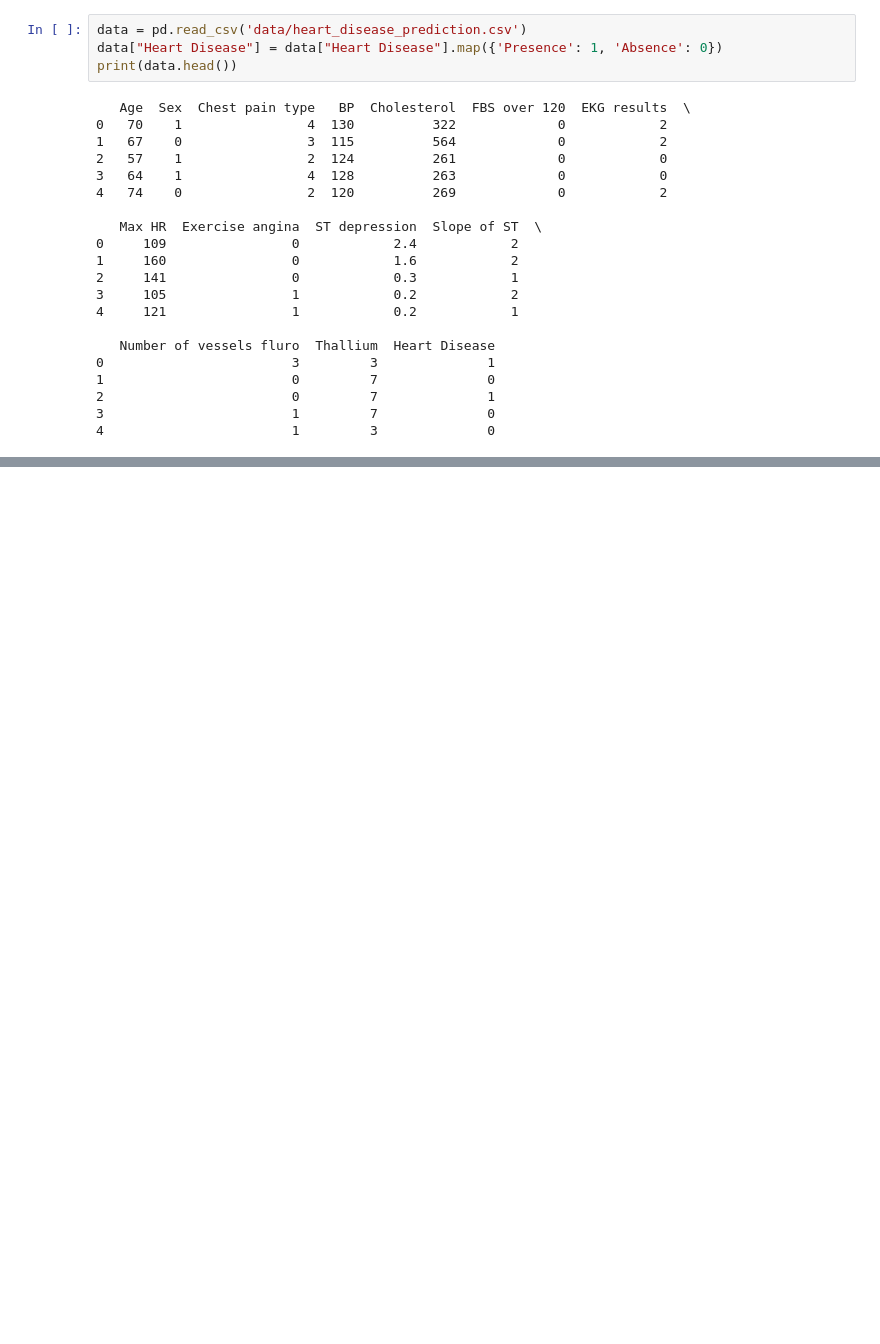
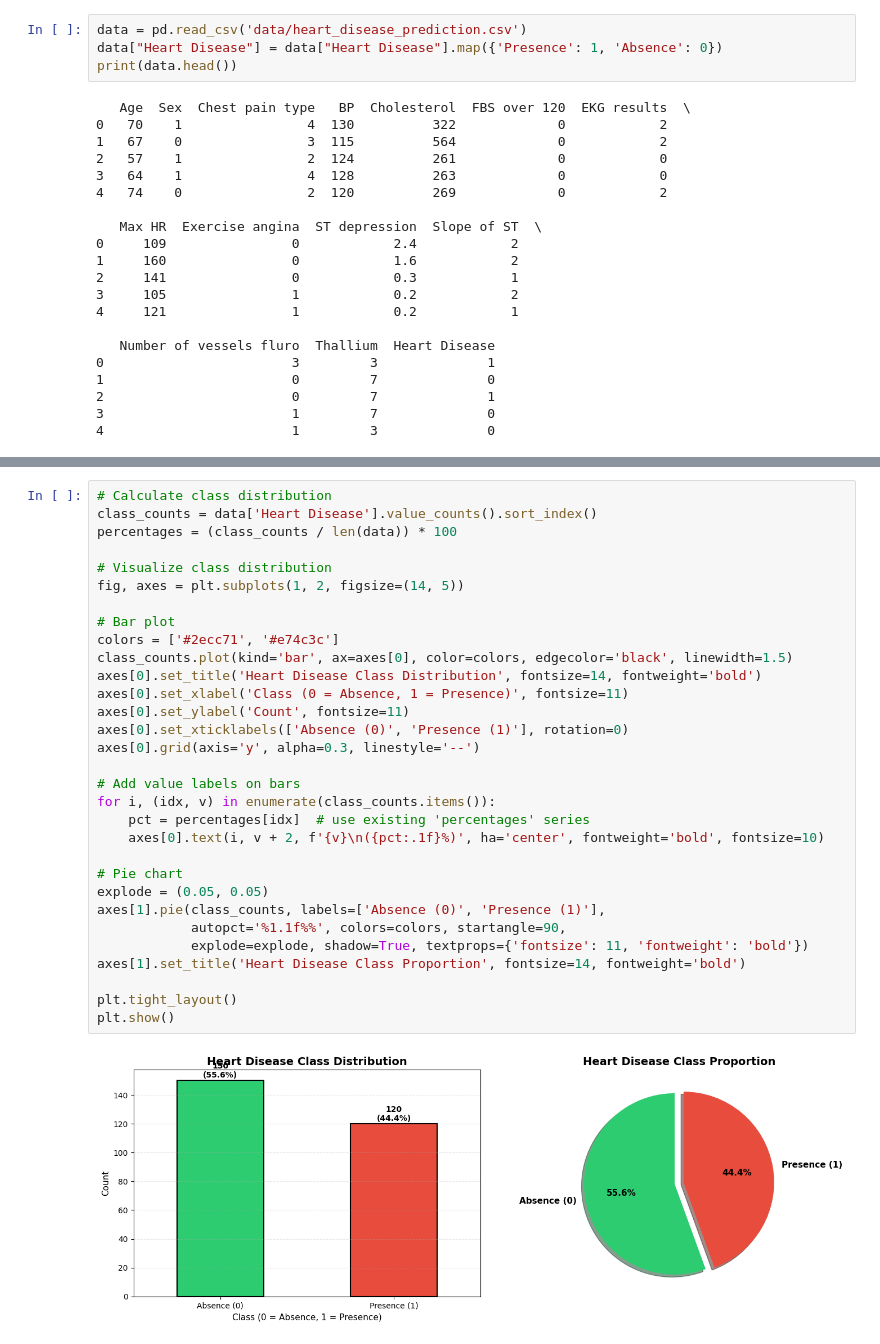
Before and after one commit to juanfe-rangel/logistic-regression, a Jupyter notebook: heart_disease_lr_analysis.ipynb, the cells around one changed output, grey strips where cells are left out. Drawn from its saved outputs; the diff is of its cells as text; blank space fills up the shorter version.

```diff
--- a/heart_disease_lr_analysis.ipynb
+++ b/heart_disease_lr_analysis.ipynb
@@ -65,0 +197,33 @@ print(data.head())
+# %%
+# Calculate class distribution
+class_counts = data['Heart Disease'].value_counts().sort_index()
+percentages = (class_counts / len(data)) * 100
+
+# Visualize class distribution
+fig, axes = plt.subplots(1, 2, figsize=(14, 5))
+
+# Bar plot
+colors = ['#2ecc71', '#e74c3c']
+class_counts.plot(kind='bar', ax=axes[0], color=colors, edgecolor='black', linewidth=1.5)
+axes[0].set_title('Heart Disease Class Distribution', fontsize=14, fontweight='bold')
+axes[0].set_xlabel('Class (0 = Absence, 1 = Presence)', fontsize=11)
+axes[0].set_ylabel('Count', fontsize=11)
+axes[0].set_xticklabels(['Absence (0)', 'Presence (1)'], rotation=0)
+axes[0].grid(axis='y', alpha=0.3, linestyle='--')
+
+# Add value labels on bars
+for i, (idx, v) in enumerate(class_counts.items()):
+    pct = percentages[idx]  # use existing 'percentages' series
+    axes[0].text(i, v + 2, f'{v}\n({pct:.1f}%)', ha='center', fontweight='bold', fontsize=10)
+
+# Pie chart
+explode = (0.05, 0.05)
+axes[1].pie(class_counts, labels=['Absence (0)', 'Presence (1)'],
+            autopct='%1.1f%%', colors=colors, startangle=90,
+            explode=explode, shadow=True, textprops={'fontsize': 11, 'fontweight': 'bold'})
+axes[1].set_title('Heart Disease Class Proportion', fontsize=14, fontweight='bold')
+
+plt.tight_layout()
+plt.show()
+# %% [output]
+[figure, added]
```
Also changed, not shown: parts of 48 cells of this notebook.
